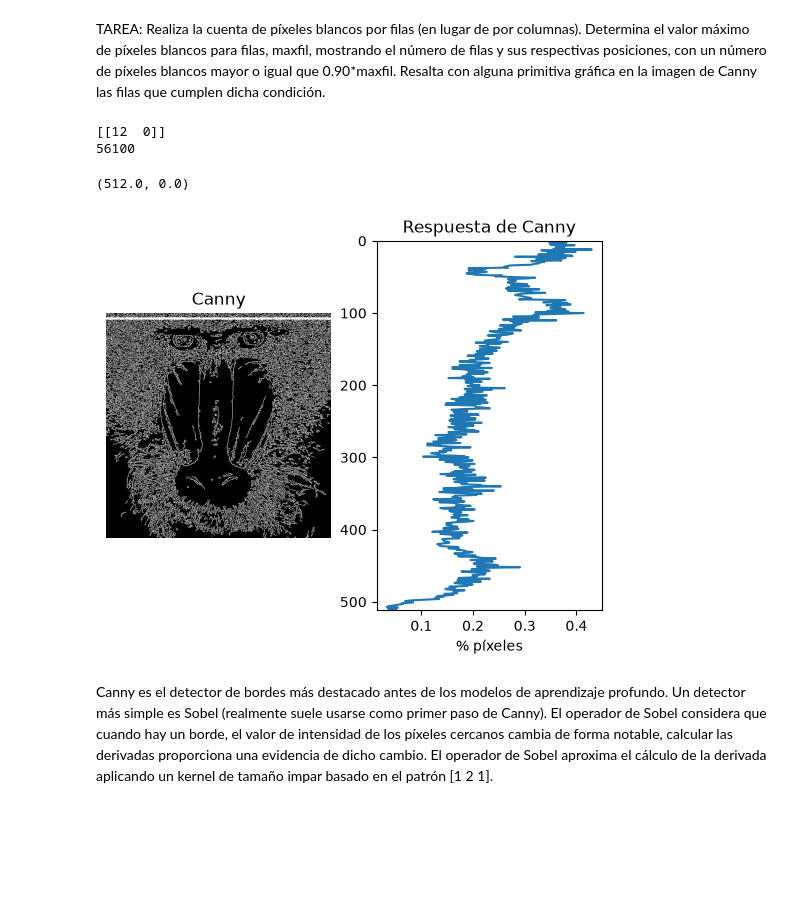
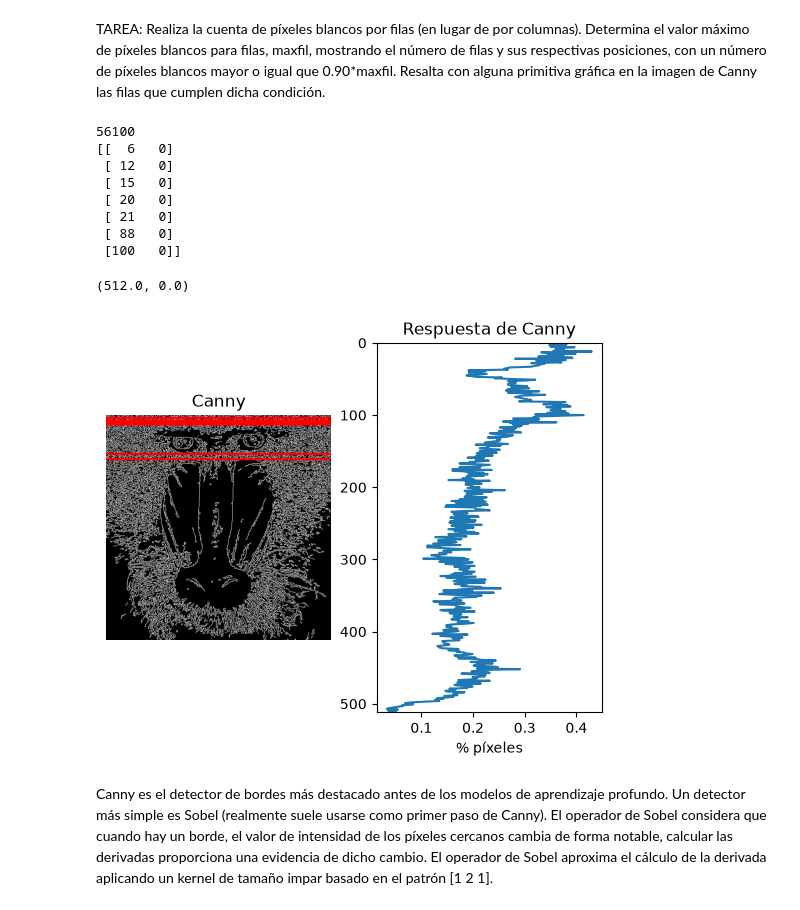
Before and after one commit to xAraelx/VC, a Jupyter notebook: P2/VC_P2.ipynb, the cells around one changed output. Drawn from its saved outputs; the diff is of its cells as text; code cells hidden in the pictures; blank space fills up the shorter version.

```diff
--- a/P2/VC_P2.ipynb
+++ b/P2/VC_P2.ipynb
@@ -151,40 +151,53 @@ plt.xlim([0, canny.shape[1]])
 # %% [markdown]
 TAREA: Realiza la cuenta de píxeles blancos por filas (en lugar de por columnas). Determina el valor máximo de píxeles blancos para filas, maxfil, mostrando el número de filas y sus respectivas posiciones, con un número de píxeles blancos mayor o igual que 0.90*maxfil. Resalta con alguna primitiva gráfica en la imagen de Canny las filas que cumplen dicha condición.
 # %%
+img = cv2.imread('mandril.jpg')
+gris = cv2.cvtColor(img, cv2.COLOR_BGR2GRAY)
+canny = cv2.Canny(gris, 100, 200)
 #El contenido de la imagen resultado de Canny, son valores 0 o 255, lo compruebas al descomentar
 #print(canny)
 #Cuenta el número de píxeles blancos (255) por columna
 #Suma los valores de los pixeles por columna
 row_counts = cv2.reduce(canny, 1, cv2.REDUCE_SUM, dtype=cv2.CV_32SC1)
 
 #Normaliza en base al número de filas, primer valor devuelto por shape, y al valor máximo del píxel (255)
 #El resultado será el número de píxeles blancos por columna
 rows = np.copy(row_counts[:, 0] / (255 * canny.shape[1]))
-
+canny = cv2.cvtColor(canny, cv2.COLOR_GRAY2BGR)
 max_rows = np.argwhere(row_counts == row_counts.max())
 max_val = row_counts[max_rows[0][0], max_rows[0][1]]
 cv2.rectangle(canny, (0, max_rows[0][0]-1), (512, max_rows[0][0]+1), (255,0,0), 2)
 print(max_val)
+
+high_rows = np.argwhere(row_counts >= max_val*0.9)
+for row in high_rows:
+    cv2.rectangle(canny, (0, row[0]-1), (512, row[0]+1), (255,0,0), 2)
 
 #Muestra dicha cuenta gráficamente
 plt.figure()
 plt.subplot(1, 2, 1)
 plt.axis("off")
 plt.title("Canny")
 plt.imshow(canny, cmap='gray')
 
 plt.subplot(1, 2, 2)
 plt.title("Respuesta de Canny")
 plt.ylabel("Filas")
 plt.xlabel("% píxeles")
 plt.plot(rows, range(canny.shape[0]))
 #Rango en x definido por las columnas
 plt.ylim([canny.shape[0],0])
 # %% [output]
-[[12  0]]
 56100
+[[  6   0]
+ [ 12   0]
+ [ 15   0]
+ [ 20   0]
+ [ 21   0]
+ [ 88   0]
+ [100   0]]
 (512.0, 0.0)
-[figure, old version]
+[figure, new version]
 # %% [markdown]
 Canny es el detector de bordes más destacado antes de los modelos de aprendizaje profundo. Un detector más simple es Sobel (realmente suele usarse como primer paso de Canny).
 El operador de Sobel considera que cuando hay un borde, el valor de intensidad de los píxeles cercanos cambia de forma notable, calcular las derivadas proporciona una evidencia de dicho cambio. El operador de Sobel aproxima el cálculo de la derivada aplicando un kernel de tamaño impar basado en el patrón [1 2 1].
```
